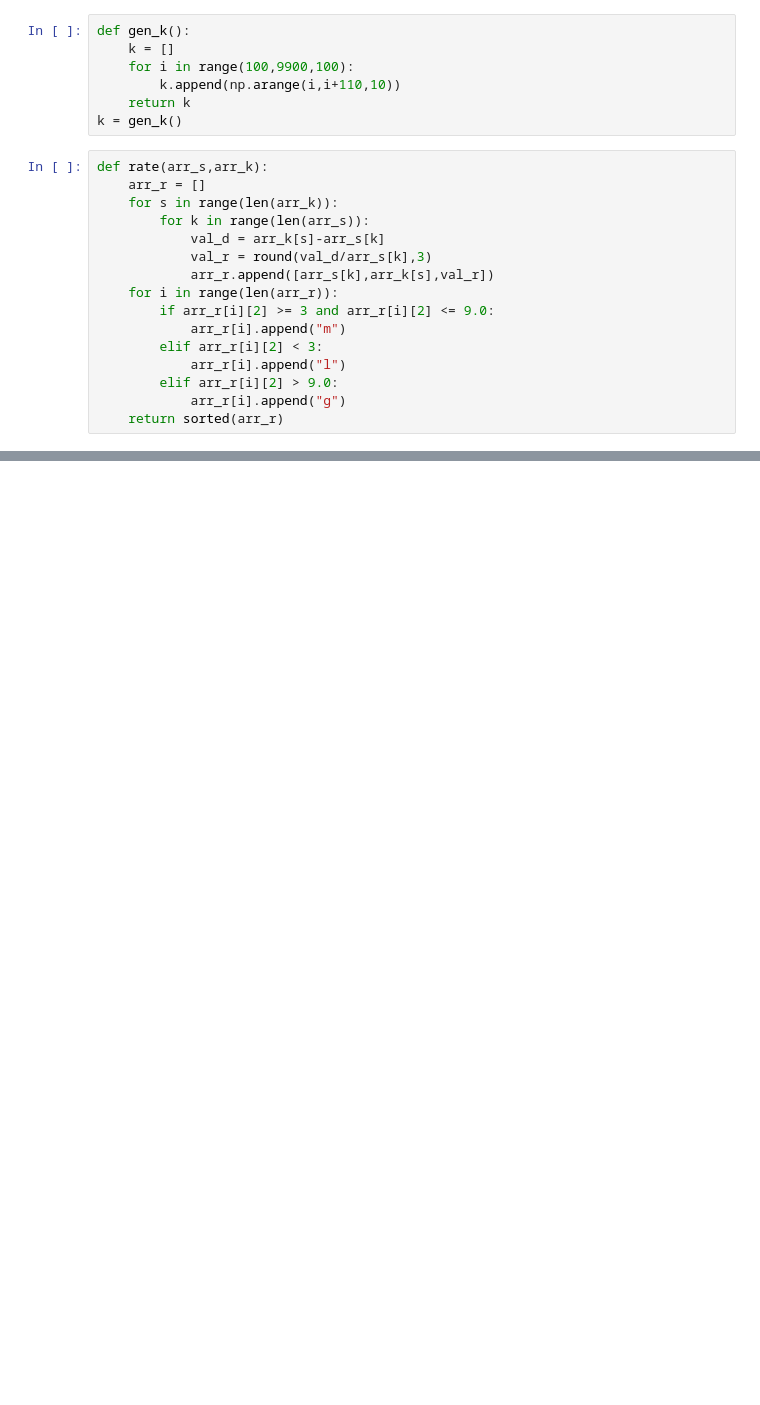
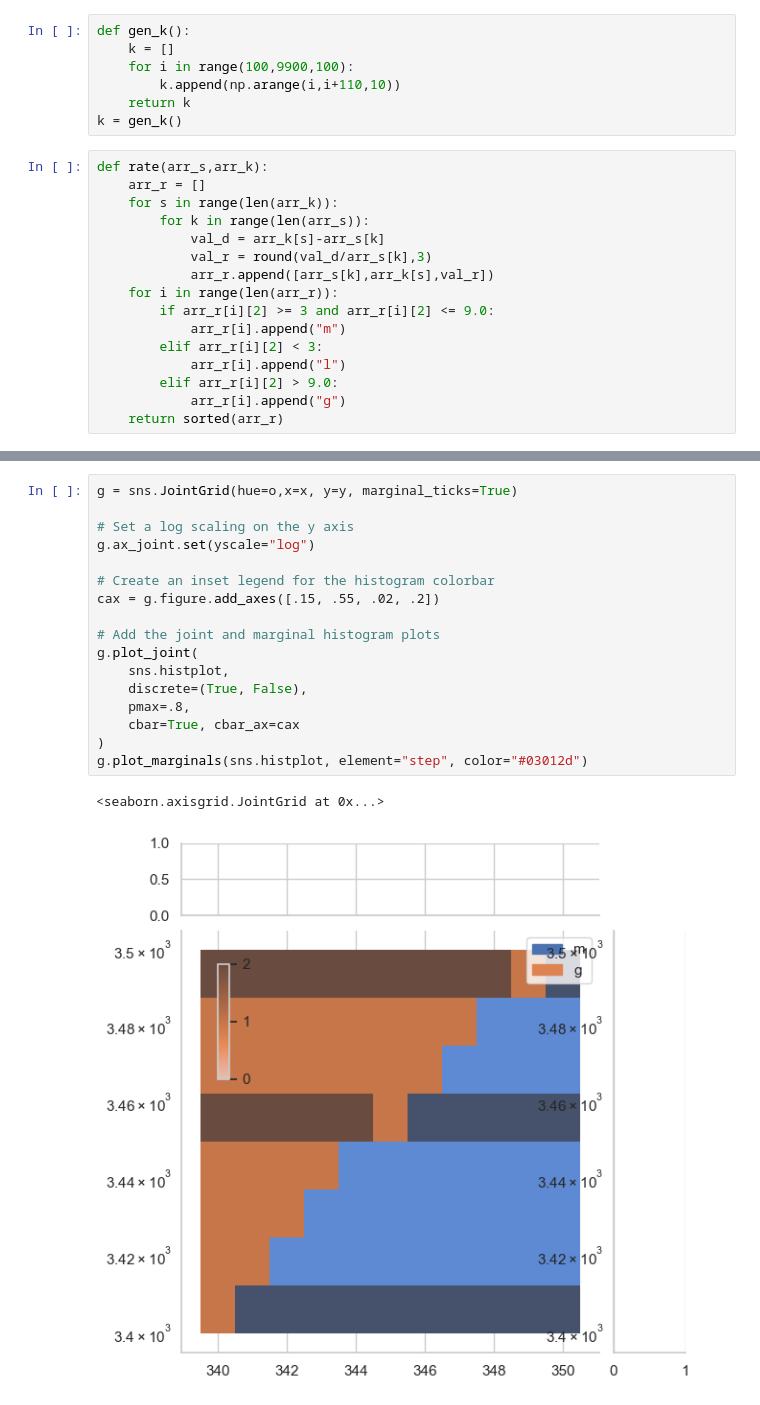
Before and after one commit to JuraIsUnavaliableFromGin/OnRandomnessAndTidalWaves, a Jupyter notebook: x-and-y-unmathly-bridges.ipynb, the cells around one changed output, grey strips where cells are left out. Cells and saved outputs as stored; diff of their text form; blank space fills up the shorter version.

```diff
--- a/x-and-y-unmathly-bridges.ipynb
+++ b/x-and-y-unmathly-bridges.ipynb
@@ -49,0 +77,20 @@ sns.lineplot(x=x, y=y,
+# %%
+g = sns.JointGrid(hue=o,x=x, y=y, marginal_ticks=True)
+
+# Set a log scaling on the y axis
+g.ax_joint.set(yscale="log")
+
+# Create an inset legend for the histogram colorbar
+cax = g.figure.add_axes([.15, .55, .02, .2])
+
+# Add the joint and marginal histogram plots
+g.plot_joint(
+    sns.histplot,
+    discrete=(True, False),
+    pmax=.8,
+    cbar=True, cbar_ax=cax
+)
+g.plot_marginals(sns.histplot, element="step", color="#03012d")
+# %% [output]
+<seaborn.axisgrid.JointGrid at 0x...>
+[figure, added]
```
Also changed, not shown: parts of 11 cells of this notebook.
